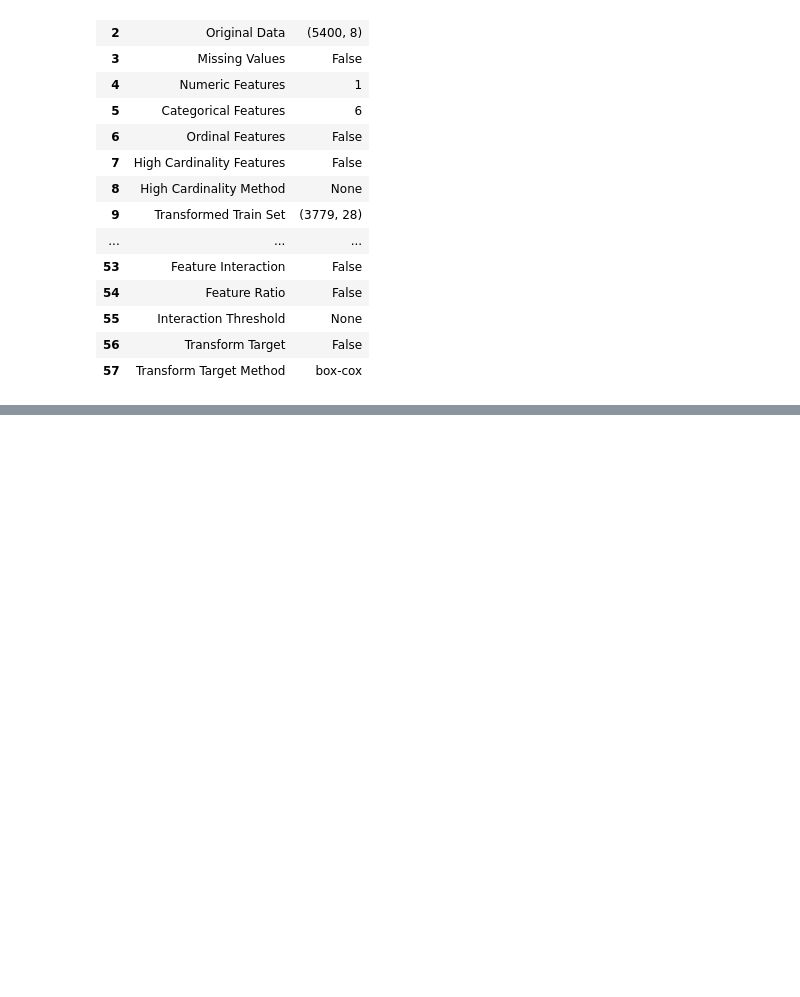
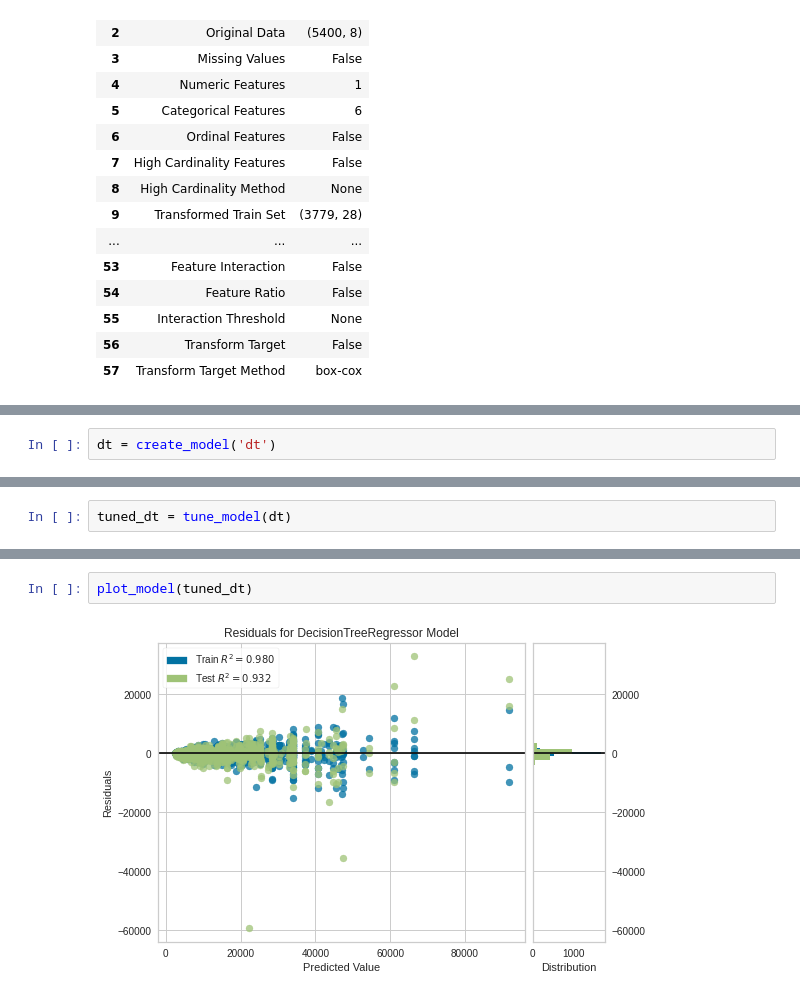
Before and after one commit to naadir95/AutoML, a Jupyter notebook: Diamond_regression.ipynb, the cells around one changed output, grey strips where cells are left out. Drawn from its saved outputs; the diff is of its cells as text; blank space fills up the shorter version.

```diff
--- a/Diamond_regression.ipynb
+++ b/Diamond_regression.ipynb
@@ -50,0 +71,2 @@ exp_reg101 = setup(data = data, target = 'Price', session_id = 123)
+# %%
+dt = create_model('dt')
@@ -50,0 +88,2 @@ exp_reg101 = setup(data = data, target = 'Price', session_id = 123)
+# %%
+tuned_dt = tune_model(dt)
@@ -50,0 +105,4 @@ exp_reg101 = setup(data = data, target = 'Price', session_id = 123)
+# %%
+plot_model(tuned_dt)
+# %% [output]
+[figure, added]
```
Also changed, not shown: parts of 4 cells of this notebook.
